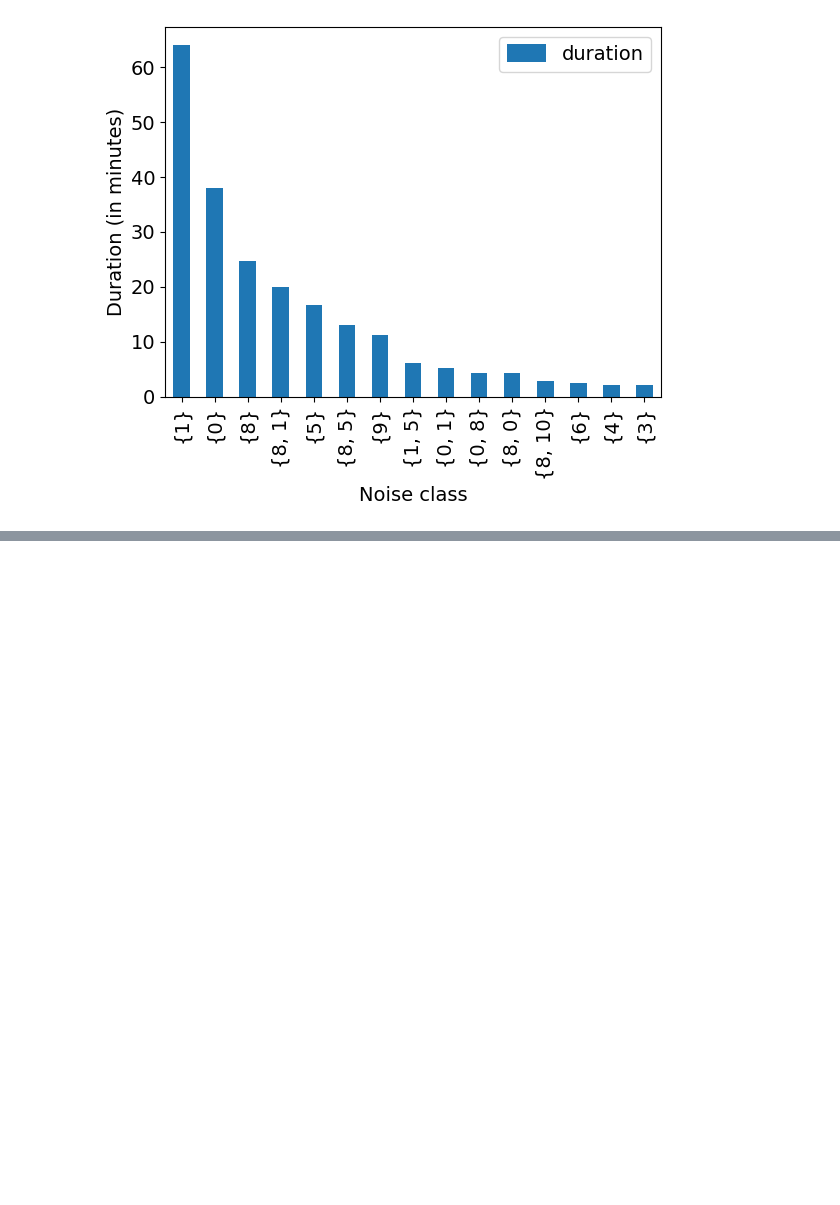
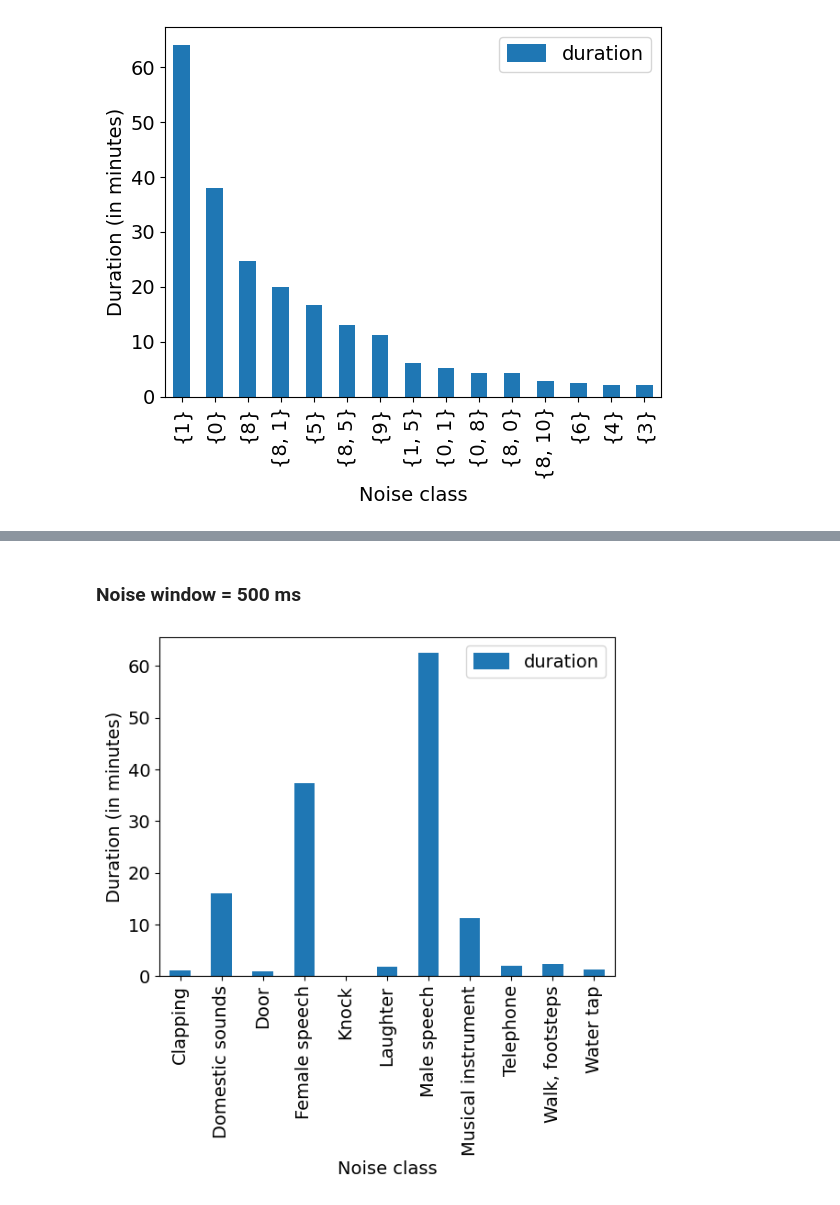
Before and after one commit to marianne-m/abx_noise, a Jupyter notebook: create_graphs.ipynb, the cells around one changed output, grey strips where cells are left out. Saved outputs shown, nothing was run; the diff lists cells and outputs as text; code cells hidden in the pictures; blank space fills up the shorter version.

```diff
--- a/create_graphs.ipynb
+++ b/create_graphs.ipynb
@@ -16,3 +26,9 @@ data.save_item_file("item_files")
+# %% [markdown]
+### Noise window = 500 ms
 # %%
 data.generate_item_files(500)
 data.save_item_file("item_files")
+# %%
+cum_dur_by_class_graph(data.item_file.rename(columns={"onset": "frame_number"}), "figures/cum_dur_500ms.png", 500, False)
+# %% [output]
+[figure, added]
```
Also changed, not shown: parts of 7 cells of this notebook, 3 other files.
